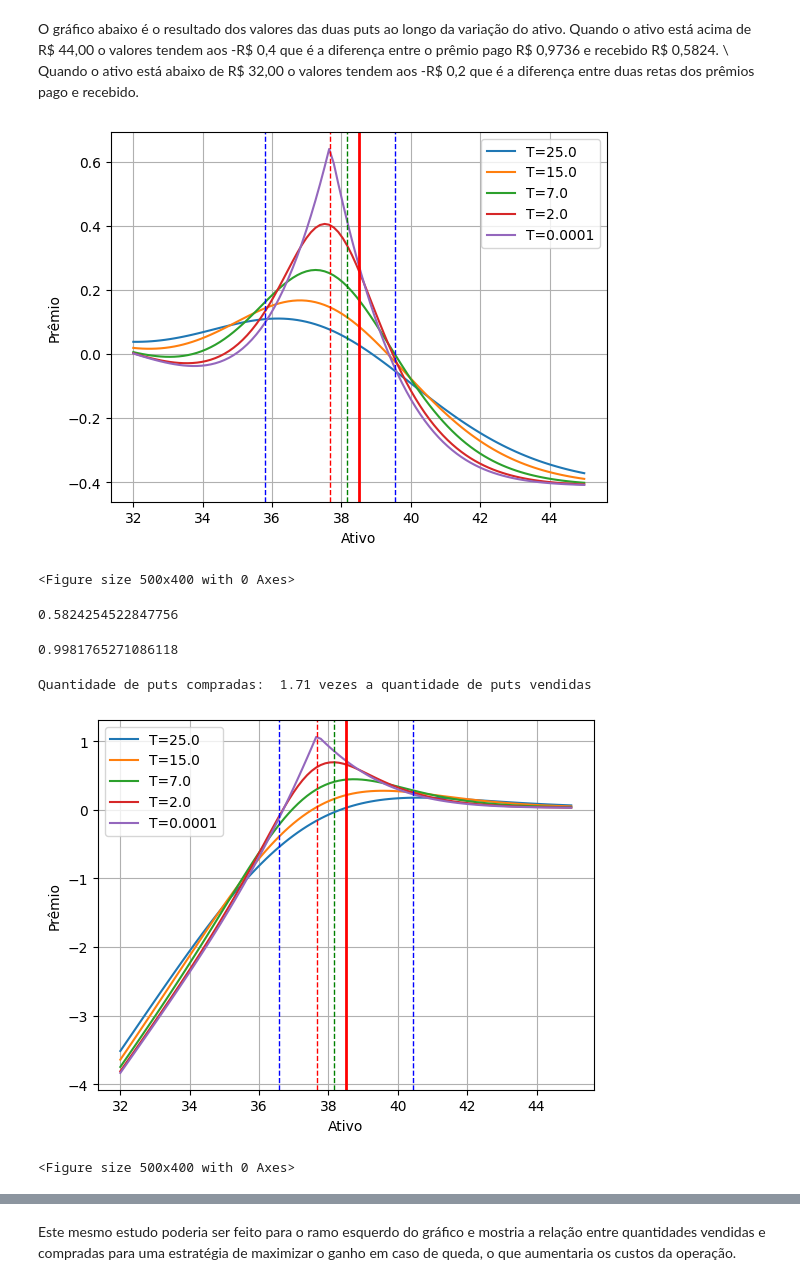
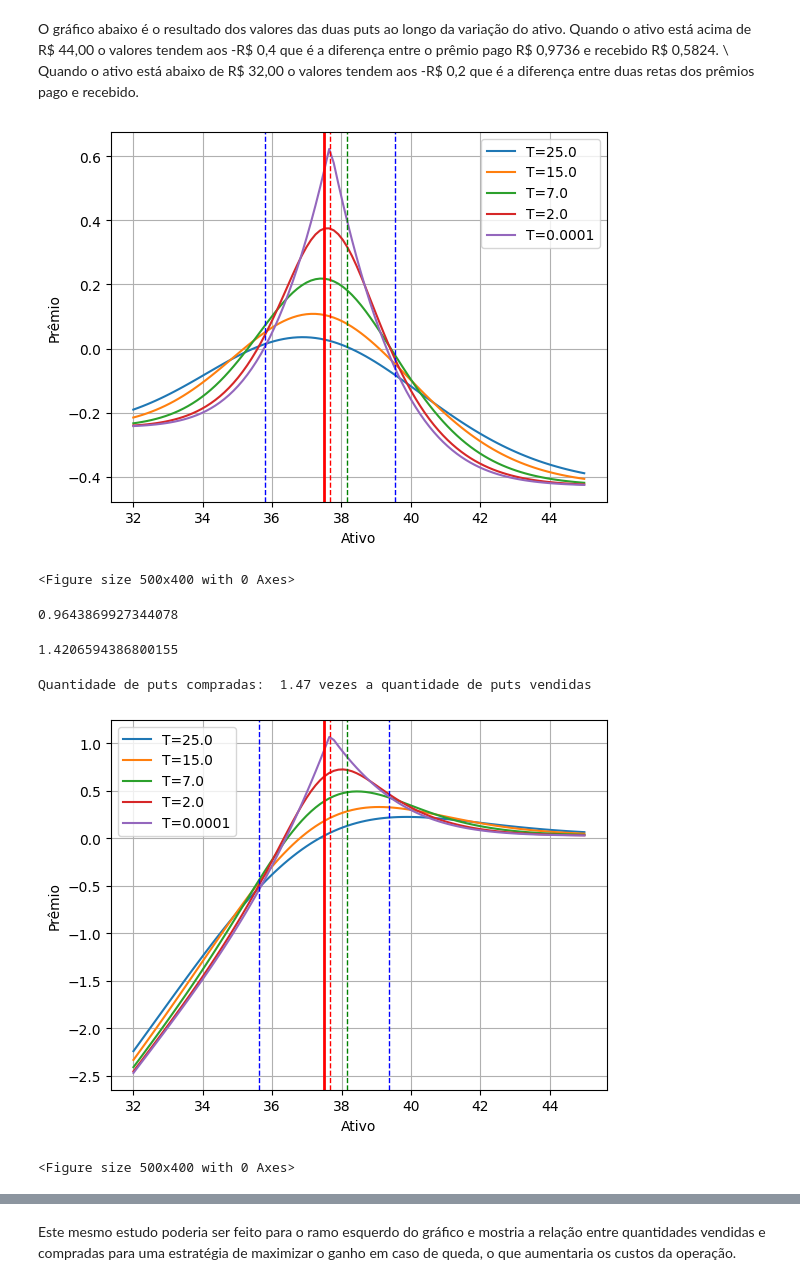
Before and after one commit to Felipe-Pinto/python_para_investimentos, a Jupyter notebook: PUT_Ago_24.ipynb, the cells around one changed output, grey strips where cells are left out. Cells and saved outputs as stored; diff of their text form; code cells hidden in the pictures.

```diff
--- a/PUT_Ago_24.ipynb
+++ b/PUT_Ago_24.ipynb
@@ -95,7 +95,7 @@ Kpc = 38.17  # Preço de exercício
 r = 0.105  # Taxa de juros livre de risco
 σ = 0.2235  # Volatilidade
 sigma = σ
-S1 = 38.5  # Preço atual do ativo subjacente
+S1 = 37.5  # Preço atual do ativo subjacente
 t = 252    # Tempo do ano em dias
 Tc = (45/t)  # Tempo até o vencimento em dias
 option_type = 'put'  # Tipo da opção ('call' ou 'put')
@@ -156,7 +156,7 @@ Kpv = 37.67  # Preço de exercício
 r = 0.105  # Taxa de juros livre de risco
 σ = 0.228  # Volatilidade
 sigma = σ
-S1 = 38.5  # Preço atual do ativo subjacente
+S1 = 37.5  # Preço atual do ativo subjacente
 t = 252    # Tempo do ano em dias
 Tv = (25/t)  # Tempo até o vencimento em dias
 option_type = 'put'  # Tipo da opção ('call' ou 'put')
@@ -235,46 +235,48 @@ O gráfico abaixo é o resultado dos valores das duas puts ao longo da variaçã
 Quando o ativo está abaixo de R\$ 32,00 o valores tendem aos -R\$ 0,2 que é a diferença entre duas retas dos prêmios pago e recebido.
 # %%
 S = np.linspace(32, 45, 100)  # Variação do preço do ativo
-Peso1 = 0.96
+Peso1 = 1
+# Peso acima de 1 (> Qtde de PUT Vendida) a reta é de decrescimento com a redução do preço do ativo.
+# Peso abaixo de 1 (> Qtde de PUT Comprada) a reta é de crescimento com a redução do preço do ativo.
 
 # Solução de BS para diferentes prazos
 for Ti in [25/252,15/252,7/252,2/252,0.0001/252]:
   PUT_vendida = (Ppv - black_scholes_option(S, Kpv, Ti, r, sigma, option_type))*Peso1
   PUT_comprada = black_scholes_option(S, Kpc, Ti+(20/252), r, sigma, option_type)-Ppc
   Estrategia1 =  PUT_comprada + PUT_vendida
   #plt.plot(S,PUT_vendida,label=r'T='+str(Ti*252))
   #plt.plot(S,PUT_comprada,label=r'T='+str(Ti*252))
   plt.plot(S,Estrategia1,label=r'T='+str(Ti*252))
 
 plt.axvline(x=Kpc,ymin=0,ymax=10.0, color='g', linestyle='dashed',linewidth=1)
 plt.axvline(x=Kpv,ymin=0,ymax=10.0, color='r', linestyle='dashed',linewidth=1)
 plt.axvline(x=Kpv*(1+0.05),ymin=0,ymax=10.0, color='b', linestyle='dashed',linewidth=1)
 plt.axvline(x=Kpv*(1-0.05),ymin=0,ymax=10.0, color='b', linestyle='dashed',linewidth=1)
 plt.axvline(x=S1,ymin=0,ymax=10.0, color='r', linestyle='solid',linewidth=2)
 plt.grid()
 plt.legend()
 plt.xlabel('Ativo')
 plt.ylabel('Prêmio')
 plt.figure(figsize=(5, 4))
 plt.show()
 # %% [output]
-[figure, old version]
+[figure, new version]
 <Figure size 500x400 with 0 Axes>
 # %%
 Ppvd = black_scholes_option(S1, Kpv, Tv, r, sigma, option_type)
 Ppvd
 # %% [output]
-0.5824254522847756
+0.9643869927344078
 # %%
 Ppcd = black_scholes_option(S1, Kpc, Tc, r, sigma, option_type)
 Ppcd
 # %% [output]
-0.9981765271086118
+1.4206594386800155
 # %%
 Peso = Ppcd/Ppvd
 print(f"Quantidade de puts compradas: {Peso : .2f} vezes a quantidade de puts vendidas")
 # %% [output]
-Quantidade de puts compradas:  1.71 vezes a quantidade de puts vendidas
+Quantidade de puts compradas:  1.47 vezes a quantidade de puts vendidas
 # %%
 S = np.linspace(32, 45, 100)  # Variação do preço do ativo
 # O Peso considera que a quantidade de Puts vendidas é diferente da comprada numa razão
@@ -301,6 +303,6 @@ plt.ylabel('Prêmio')
 plt.figure(figsize=(5, 4))
 plt.show()
 # %% [output]
-[figure, old version]
+[figure, new version]
 <Figure size 500x400 with 0 Axes>
 # %% [markdown]
```
Also changed, not shown: parts of 17 cells of this notebook.
